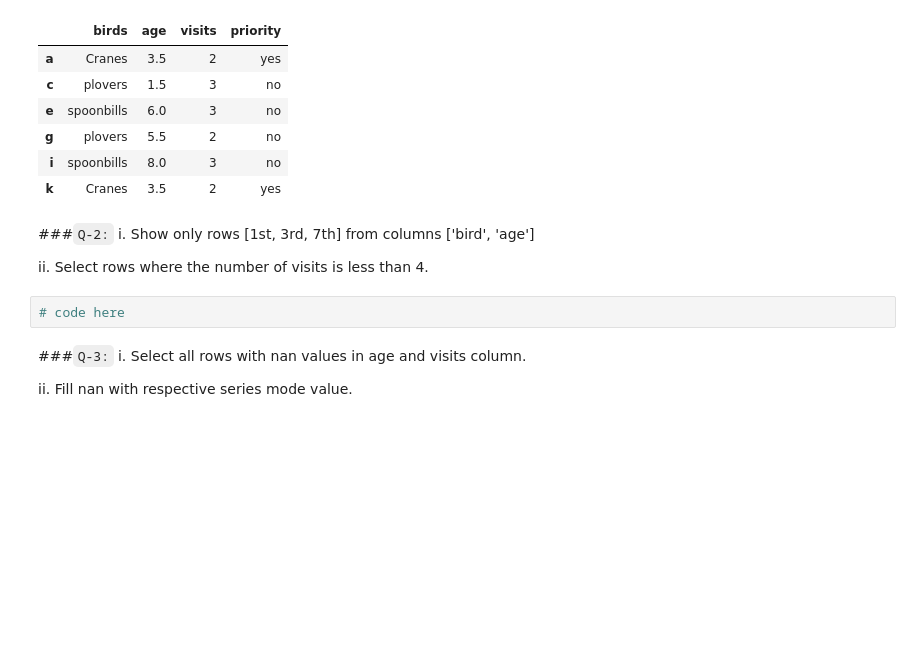
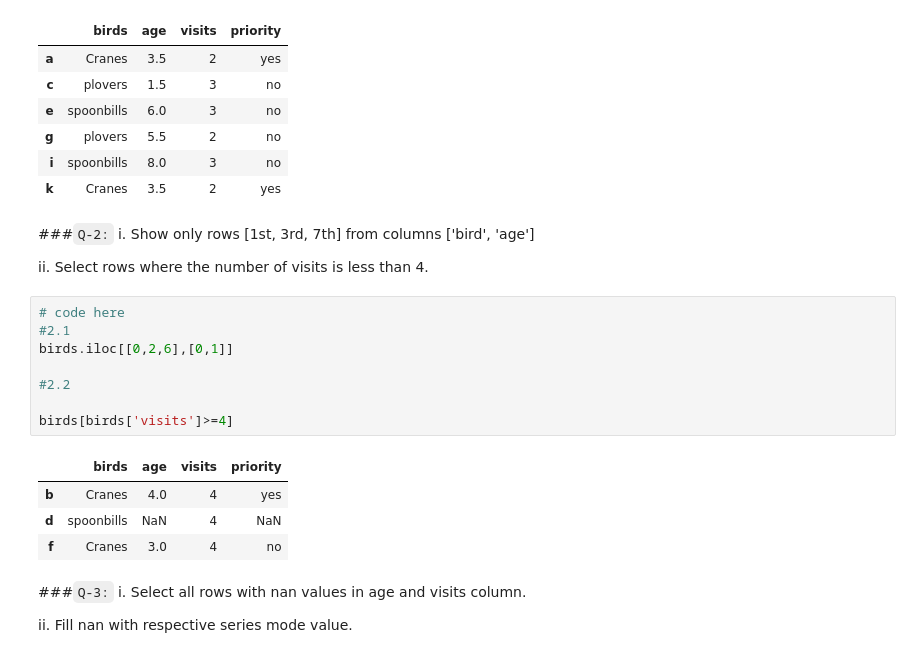
Before and after one commit to singhbhaskar360/Python_ML, a Jupyter notebook: Pandas_session_17_tasks.ipynb, the cells around one changed output. Saved outputs shown, nothing was run; the diff lists cells and outputs as text; blank space fills up the shorter version.

```diff
--- a/Pandas_session_17_tasks.ipynb
+++ b/Pandas_session_17_tasks.ipynb
@@ -77,8 +93,19 @@ memory usage: 440.0+ bytes
 i. Show only rows [1st, 3rd, 7th] from columns ['bird', 'age']
 
 ii. Select rows where the number of visits is less than 4.
-# %%
-# code here
+# %%
+# code here
+#2.1
+birds.iloc[[0,2,6],[0,1]]
+
+#2.2
+
+birds[birds['visits']>=4]
+# %% [output]
+|  | birds | age | visits | priority |
+| b | Cranes | 4.0 | 4 | yes |
+| d | spoonbills | NaN | 4 | NaN |
+| f | Cranes | 3.0 | 4 | no |
 # %% [markdown]
 ###`Q-3:`
 i. Select all rows with nan values in age and visits column.
```
Also changed, not shown: parts of 9 cells of this notebook.
